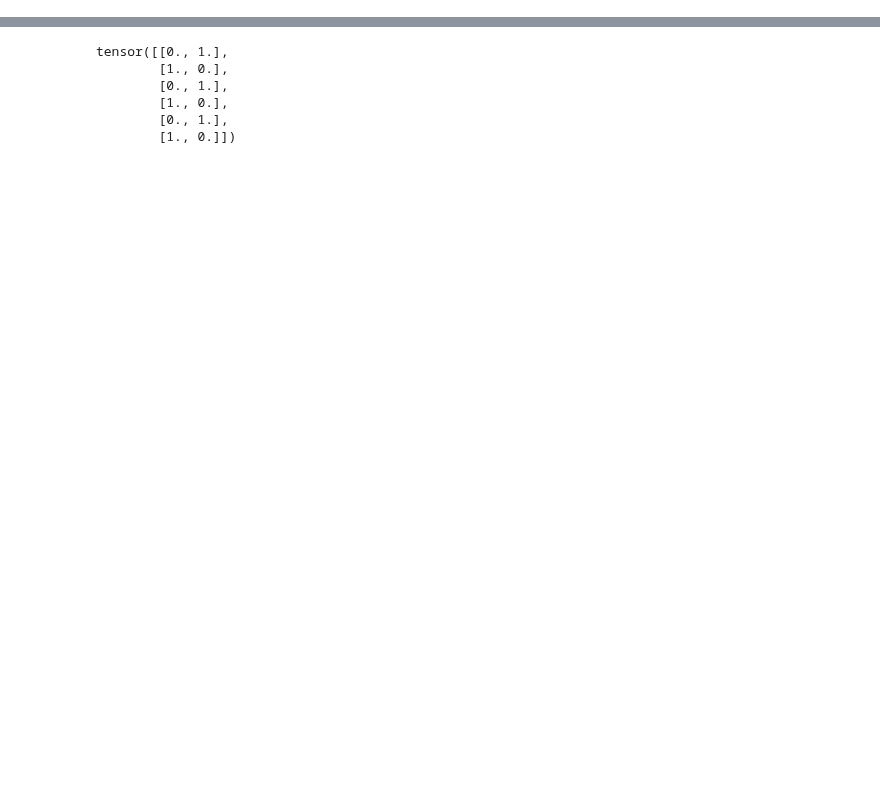
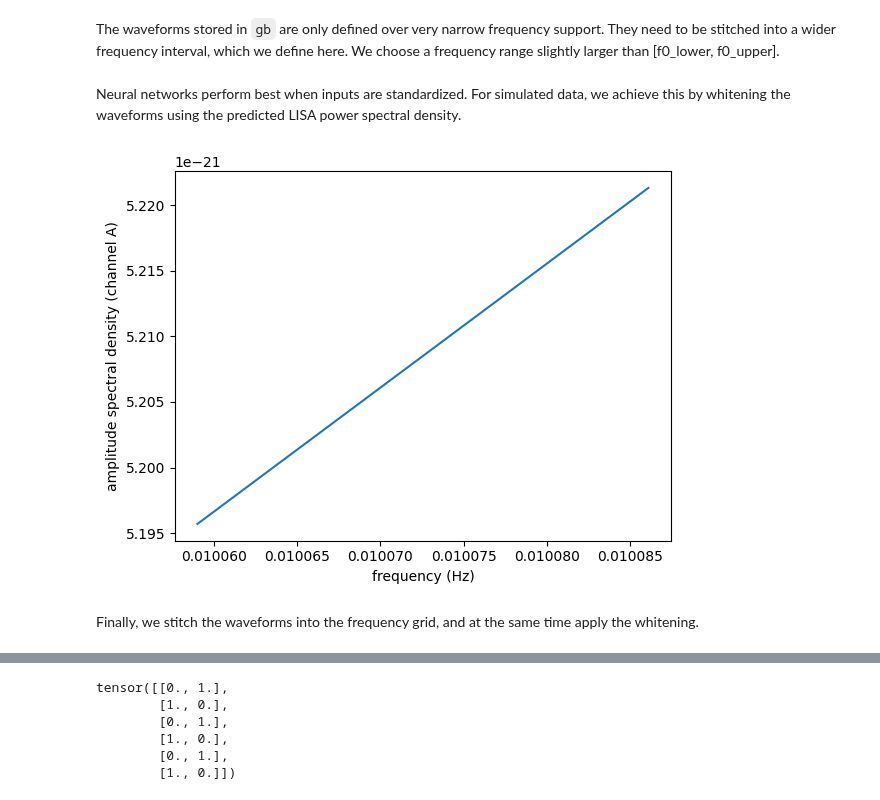
Before and after one commit to NataliaKor/tutorial, a Jupyter notebook: tutorial-ML-for-GWPE.ipynb, the cells around one changed output, grey strips where cells are left out. Drawn from its saved outputs; the diff is of its cells as text; code cells hidden in the pictures; blank space fills up the shorter version.

```diff
--- a/tutorial-ML-for-GWPE.ipynb
+++ b/tutorial-ML-for-GWPE.ipynb
@@ -222,0 +130,2 @@ class WaveformDataset(Dataset):
+# %% [markdown]
+The waveforms stored in `gb` are only defined over very narrow frequency support. They need to be stitched into a wider frequency interval, which we define here. We choose a frequency range slightly larger than [f0_lower, f0_upper].
@@ -222,0 +139,17 @@ class WaveformDataset(Dataset):
+# %% [markdown]
+Neural networks perform best when inputs are standardized. For simulated data, we achieve this by whitening the waveforms using the predicted LISA power spectral density.
+# %%
+noise = AnalyticNoise(sample_frequencies)
+psd_A, psd_E = noise.psd(option="A"), noise.psd(option="E")
+
+asd_A = np.sqrt(psd_A)
+asd_E = np.sqrt(psd_E)
+# %%
+plt.plot(sample_frequencies, asd_A)
+plt.xlabel('frequency (Hz)')
+plt.ylabel('amplitude spectral density (channel A)')
+plt.show()
+# %% [output]
+[figure, added]
+# %% [markdown]
+Finally, we stitch the waveforms into the frequency grid, and at the same time apply the whitening.
```
Also changed, not shown: parts of 81 cells of this notebook, 1 other file.
